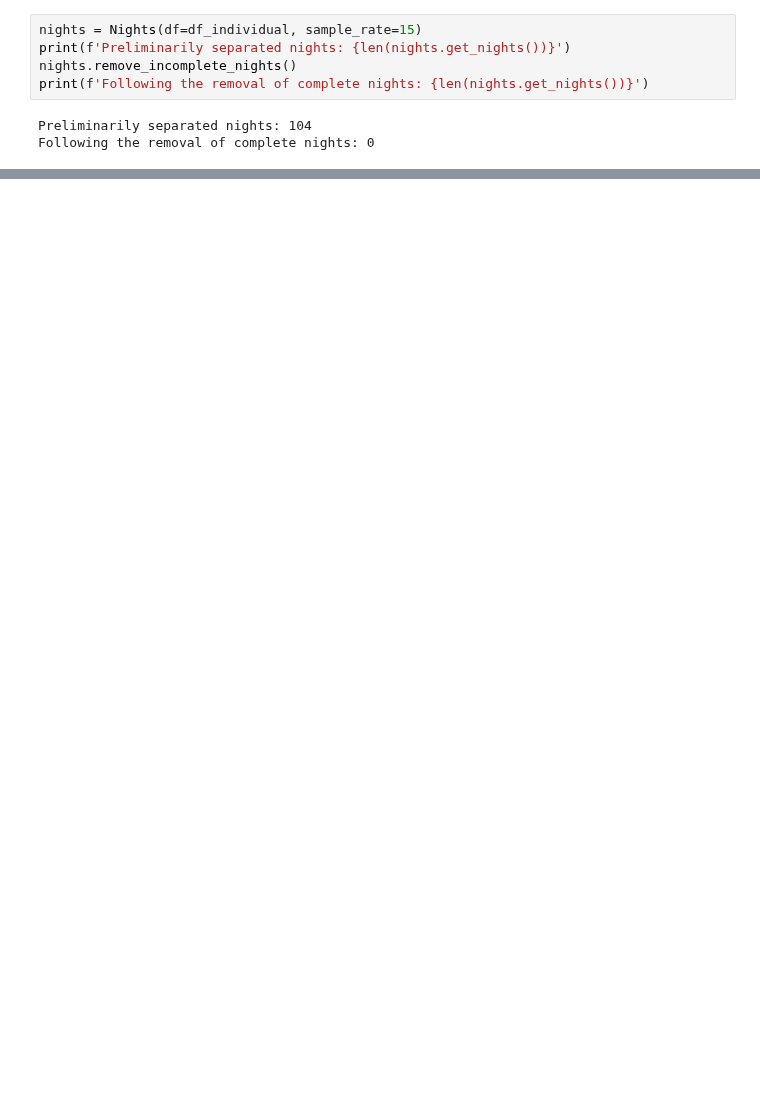
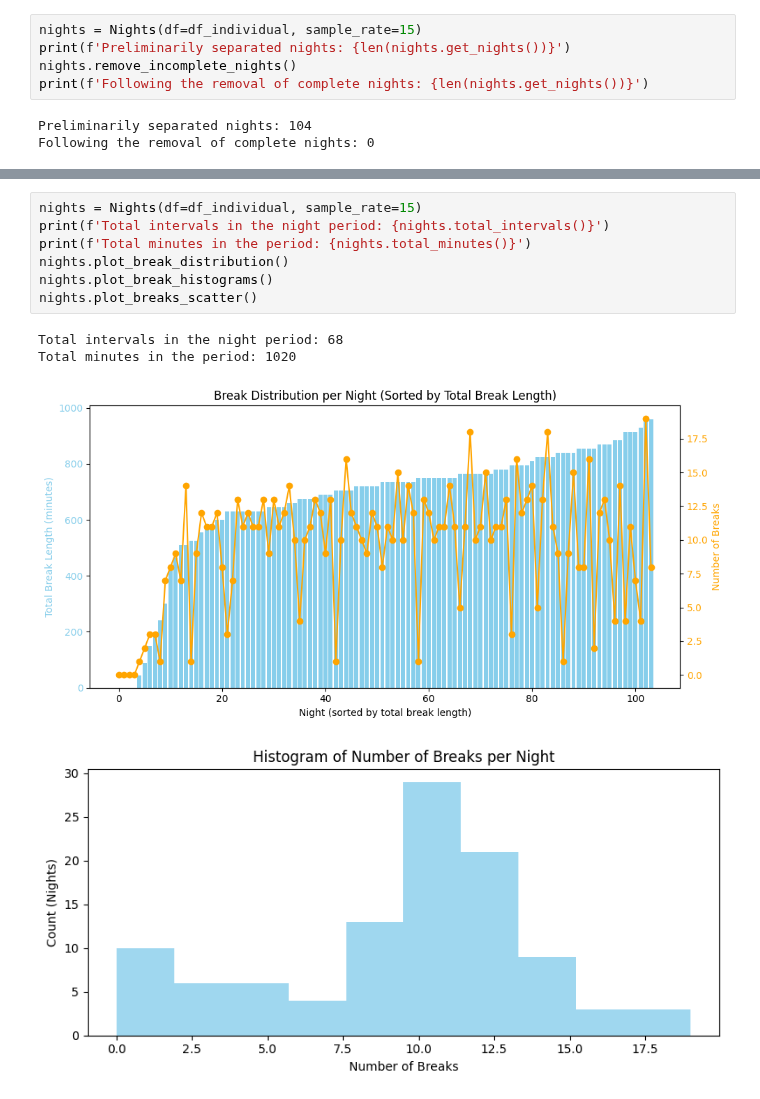
Before and after one commit to rdbrist/masters_project, a Jupyter notebook: notebooks/2.01-rd-candidate-selection-analysis.ipynb, the cells around one changed output, grey strips where cells are left out. Saved outputs shown, nothing was run; the diff lists cells and outputs as text; blank space fills up the shorter version.

```diff
--- a/notebooks/2.01-rd-candidate-selection-analysis.ipynb
+++ b/notebooks/2.01-rd-candidate-selection-analysis.ipynb
@@ -192,0 +319,12 @@ df_individual
+# %%
+nights = Nights(df=df_individual, sample_rate=15)
+print(f'Total intervals in the night period: {nights.total_intervals()}')
+print(f'Total minutes in the period: {nights.total_minutes()}')
+nights.plot_break_distribution()
+nights.plot_break_histograms()
+nights.plot_breaks_scatter()
+# %% [output]
+Total intervals in the night period: 68
+Total minutes in the period: 1020
+[figure, added]
+[figure, added]
```
Also changed, not shown: parts of 12 cells of this notebook.
